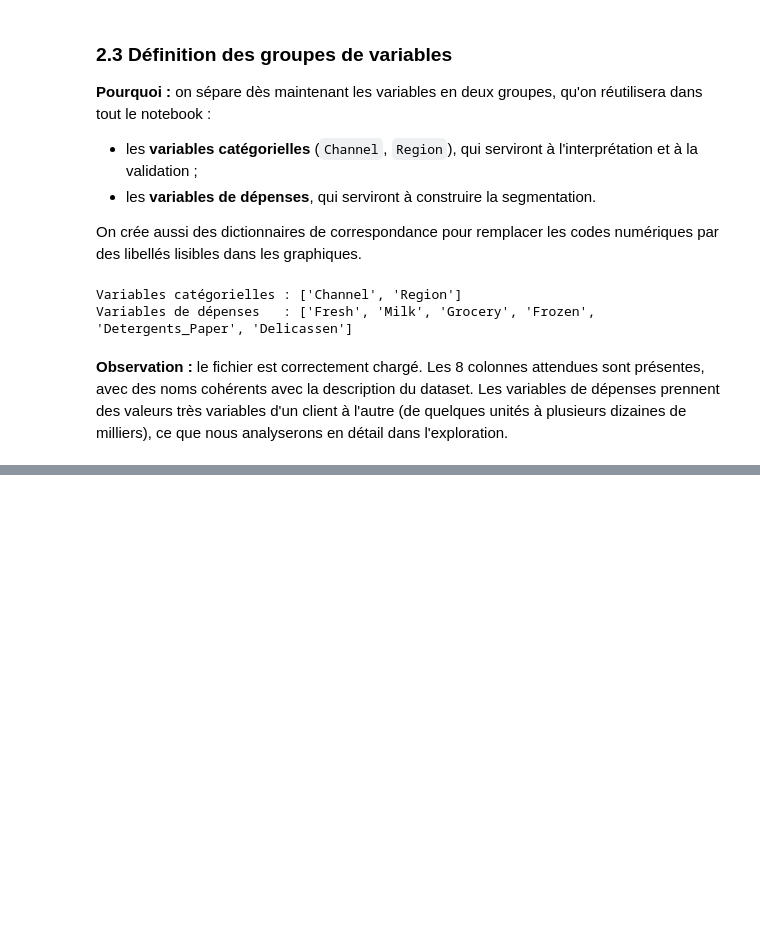
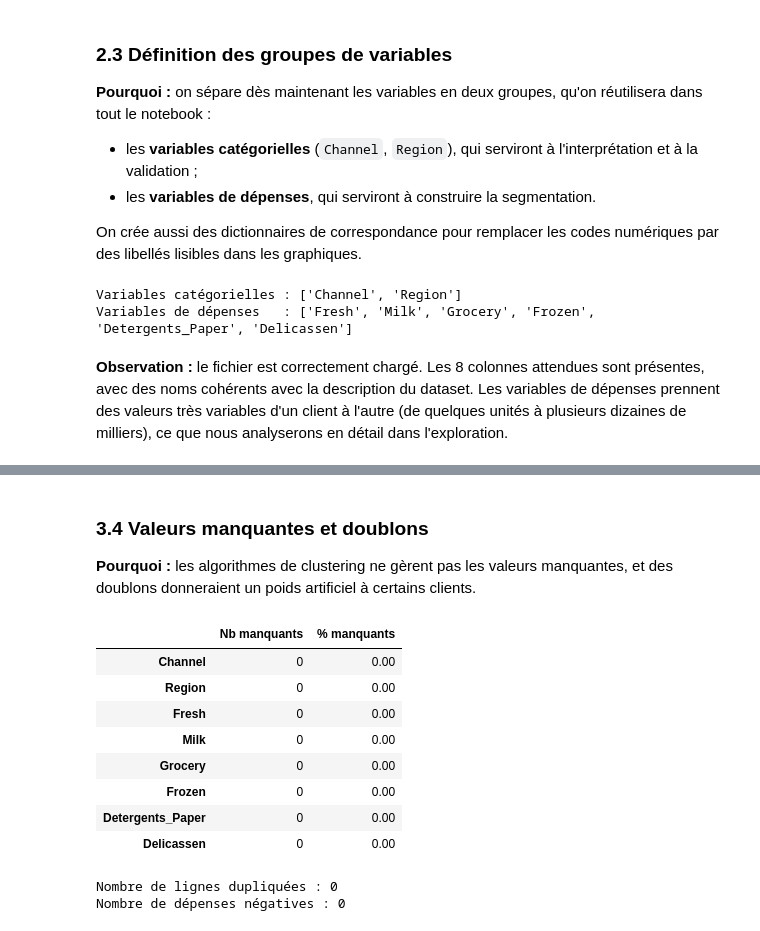
Before and after one commit to rokhayacoumbadiouf-bit/Segmentation_Client_ML, a Jupyter notebook: P1IA_ODC/projet_machine_learning/segmentaion_client.ipynb, the cells around one changed output, grey strips where cells are left out. Cells and saved outputs as stored; diff of their text form; code cells hidden in the pictures; blank space fills up the shorter version.

```diff
--- a/P1IA_ODC/projet_machine_learning/segmentaion_client.ipynb
+++ b/P1IA_ODC/projet_machine_learning/segmentaion_client.ipynb
@@ -189,0 +301,24 @@ Variables de dépenses   : ['Fresh', 'Milk', 'Grocery', 'Frozen', 'Detergents_Pa
+# %% [markdown]
+### 3.4 Valeurs manquantes et doublons
+**Pourquoi :** les algorithmes de clustering ne gèrent pas les valeurs manquantes, et des doublons donneraient un poids artificiel à certains clients.
+# %%
+missing = pd.DataFrame({
+    "Nb manquants": df.isnull().sum(),
+    "% manquants": (df.isnull().mean() * 100).round(2)
+})
+display(missing)
+
+print(f"Nombre de lignes dupliquées : {df.duplicated().sum()}")
+print(f"Nombre de dépenses négatives : {(df[SPEND_COLS] < 0).sum().sum()}")
+# %% [output]
+|  | Nb manquants | % manquants |
+| Channel | 0 | 0.00 |
+| Region | 0 | 0.00 |
+| Fresh | 0 | 0.00 |
+| Milk | 0 | 0.00 |
+| Grocery | 0 | 0.00 |
+| Frozen | 0 | 0.00 |
+| Detergents_Paper | 0 | 0.00 |
+| Delicassen | 0 | 0.00 |
+Nombre de lignes dupliquées : 0
+Nombre de dépenses négatives : 0
```
Also changed, not shown: parts of 17 cells of this notebook.
